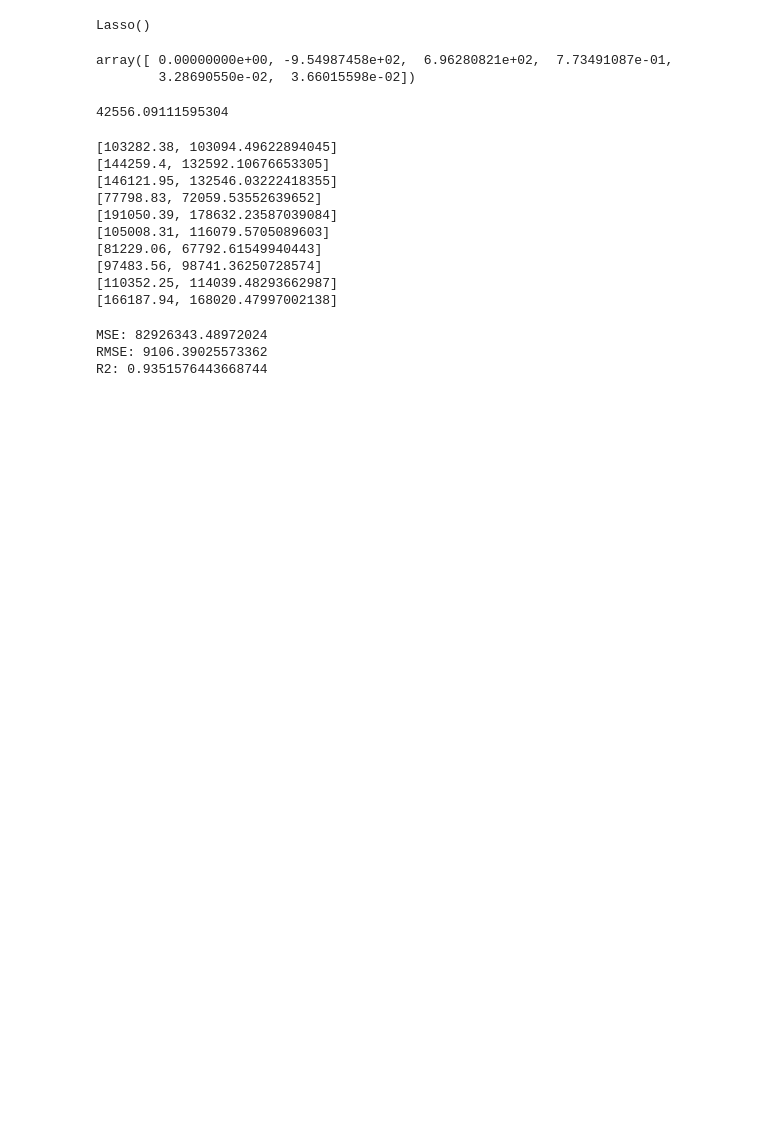
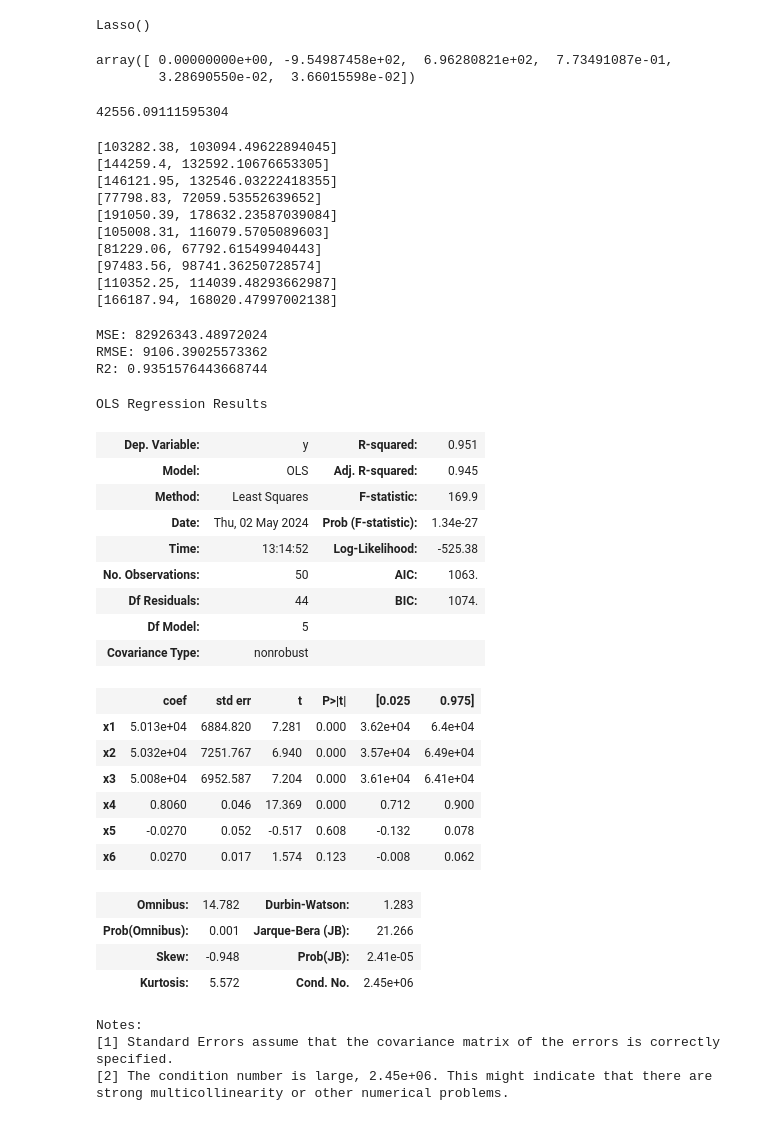
Before and after one commit to skanderkaroui/TP2-Machine-Learning, a Jupyter notebook: atelier regression.ipynb, the cells around one changed output. Drawn from its saved outputs; the diff is of its cells as text; code cells hidden in the pictures; blank space fills up the shorter version.

```diff
--- a/atelier regression.ipynb
+++ b/atelier regression.ipynb
@@ -287,3 +287,38 @@ print('R2: {}' .format(R2_lasso))
 MSE: 82926343.48972024
 RMSE: 9106.39025573362
 R2: 0.9351576443668744
+# %%
+import statsmodels.api as sm
+X = np.append(arr = np.ones((50, 1)), values = x, axis = 1)
+x = x.astype('float64')
+x_opt = x[:, [0,1,2,3,4,5]]
+# %%
+reggressor_OLS = sm.OLS(endog=y, exog= x_opt).fit()
+# %%
+reggressor_OLS.summary()
+# %% [output]
+OLS Regression Results
+| Dep. Variable: | y | R-squared: | 0.951 |
+| Model: | OLS | Adj. R-squared: | 0.945 |
+| Method: | Least Squares | F-statistic: | 169.9 |
+| Date: | Thu, 02 May 2024 | Prob (F-statistic): | 1.34e-27 |
+| Time: | 13:14:52 | Log-Likelihood: | -525.38 |
+| No. Observations: | 50 | AIC: | 1063. |
+| Df Residuals: | 44 | BIC: | 1074. |
+| Df Model: | 5 |  |  |
+| Covariance Type: | nonrobust |  |  |
+|  | coef | std err | t | P>|t| | [0.025 | 0.975] |
+| x1 | 5.013e+04 | 6884.820 | 7.281 | 0.000 | 3.62e+04 | 6.4e+04 |
+| x2 | 5.032e+04 | 7251.767 | 6.940 | 0.000 | 3.57e+04 | 6.49e+04 |
+| x3 | 5.008e+04 | 6952.587 | 7.204 | 0.000 | 3.61e+04 | 6.41e+04 |
+| x4 | 0.8060 | 0.046 | 17.369 | 0.000 | 0.712 | 0.900 |
+| x5 | -0.0270 | 0.052 | -0.517 | 0.608 | -0.132 | 0.078 |
+| x6 | 0.0270 | 0.017 | 1.574 | 0.123 | -0.008 | 0.062 |
+| Omnibus: | 14.782 | Durbin-Watson: | 1.283 |
+| Prob(Omnibus): | 0.001 | Jarque-Bera (JB): | 21.266 |
+| Skew: | -0.948 | Prob(JB): | 2.41e-05 |
+| Kurtosis: | 5.572 | Cond. No. | 2.45e+06 |
+Notes:
+[1] Standard Errors assume that the covariance matrix of the errors is correctly specified.
+[2] The condition number is large, 2.45e+06. This might indicate that there are
+strong multicollinearity or other numerical problems.
```
Also changed, not shown: parts of 4 cells of this notebook, 1 other file.
